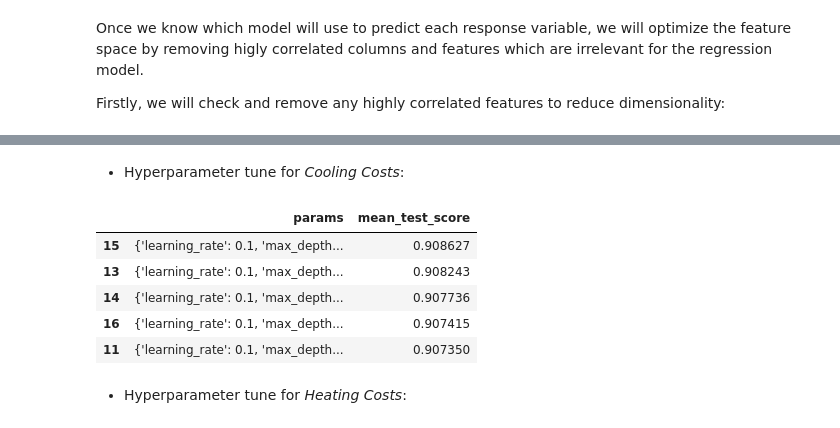
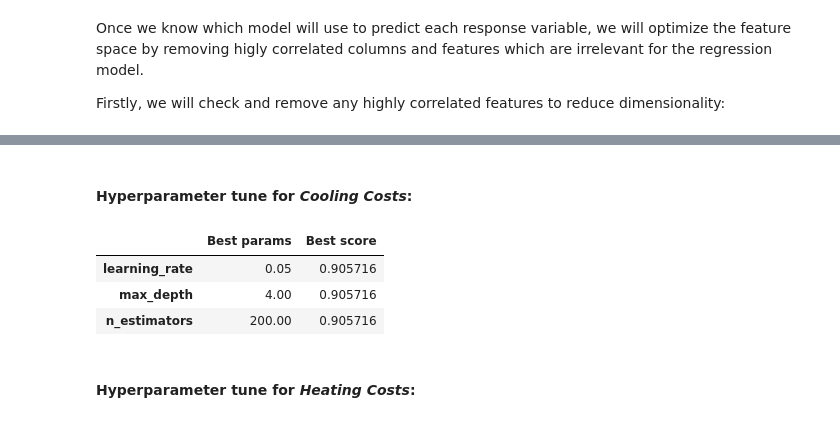
Before and after one commit to jvrnuno/Capstone-2, a Jupyter notebook: notebooks/4_JNT_Modelling.ipynb, the cells around one changed output, grey strips where cells are left out. Drawn from its saved outputs; the diff is of its cells as text; code cells hidden in the pictures.

```diff
--- a/notebooks/4_JNT_Modelling.ipynb
+++ b/notebooks/4_JNT_Modelling.ipynb
@@ -355,5 +357,7 @@ def best_config(model, param_grid, X_train, y_train):
     estimator_fit = estimator.fit(X_train, y_train)
 
     # Get 5 best models and their scores
-    r = pd.DataFrame(estimator_fit.cv_results_).sort_values('mean_test_score', ascending=False)[0:5]
+    r = pd.DataFrame({'Best params':estimator_fit.cv_results_['params'][estimator_fit.best_index_],
+                      'Best score':estimator_fit.best_score_})
+
     return r
@@ -360,23 +368,20 @@ def best_config(model, param_grid, X_train, y_train):
+# %%
+# Select hyperparameters to tune
+
+param_grid = {'learning_rate': [0.05, 0.1, 0.15, 0.2],
+              'max_depth': [2, 3, 4],
+              'n_estimators': [150, 200, 250]
+             }
 # %% [markdown]
-- Hyperparameter tune for *Cooling Costs*:
+#### Hyperparameter tune for *Cooling Costs*:
-# %%
-# Instantiate the regressor
-gbr = GradientBoostingRegressor()
-
-# Select hyperparameters to tune
-param_grid = {'learning_rate': [0.01, 0.1, 1],
-              'max_depth': [2, 3, 4],
-              'n_estimators': [100, 200, 300]
-             }
-
-# Get best hyperparams and score
-best_config(gbr, param_grid, X_train_COOL, y_train_COOL)[['params', 'mean_test_score']]
-# %% [output]
-|  | params | mean_test_score |
-| 15 | {'learning_rate': 0.1, 'max_depth... | 0.908627 |
-| 13 | {'learning_rate': 0.1, 'max_depth... | 0.908243 |
-| 14 | {'learning_rate': 0.1, 'max_depth... | 0.907736 |
-| 16 | {'learning_rate': 0.1, 'max_depth... | 0.907415 |
-| 11 | {'learning_rate': 0.1, 'max_depth... | 0.907350 |
+# %%
+# Get best hyperparams and score
+
+best_config(gbr, param_grid, X_train, y_train_COOL)
+# %% [output]
+|  | Best params | Best score |
+| learning_rate | 0.05 | 0.905716 |
+| max_depth | 4.00 | 0.905716 |
+| n_estimators | 200.00 | 0.905716 |
 # %% [markdown]
-- Hyperparameter tune for *Heating Costs*:
+#### Hyperparameter tune for *Heating Costs*:
```
Also changed, not shown: parts of 81 cells of this notebook.
